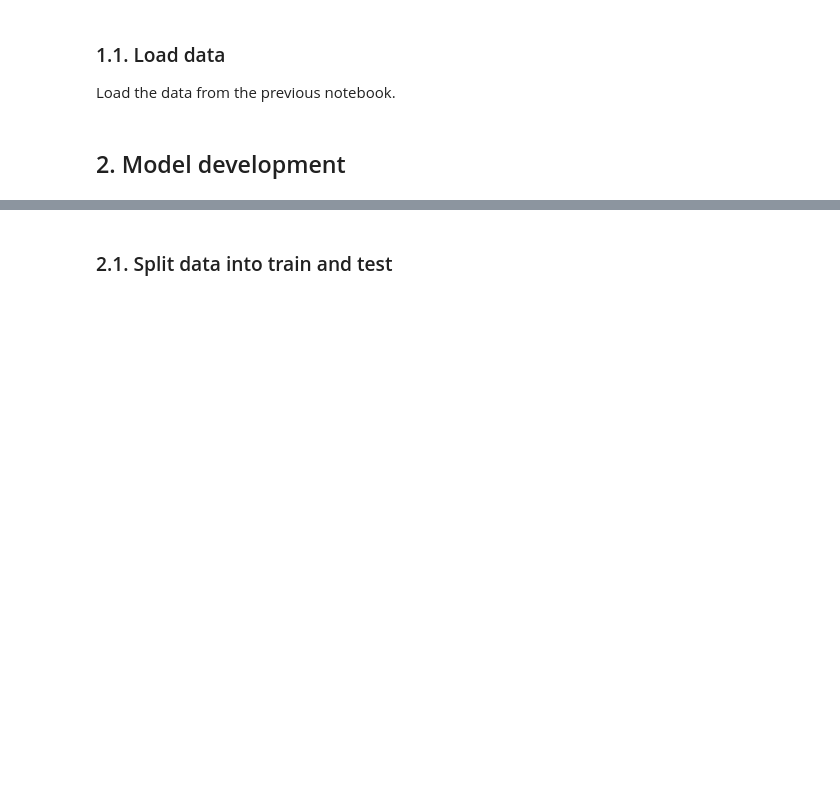
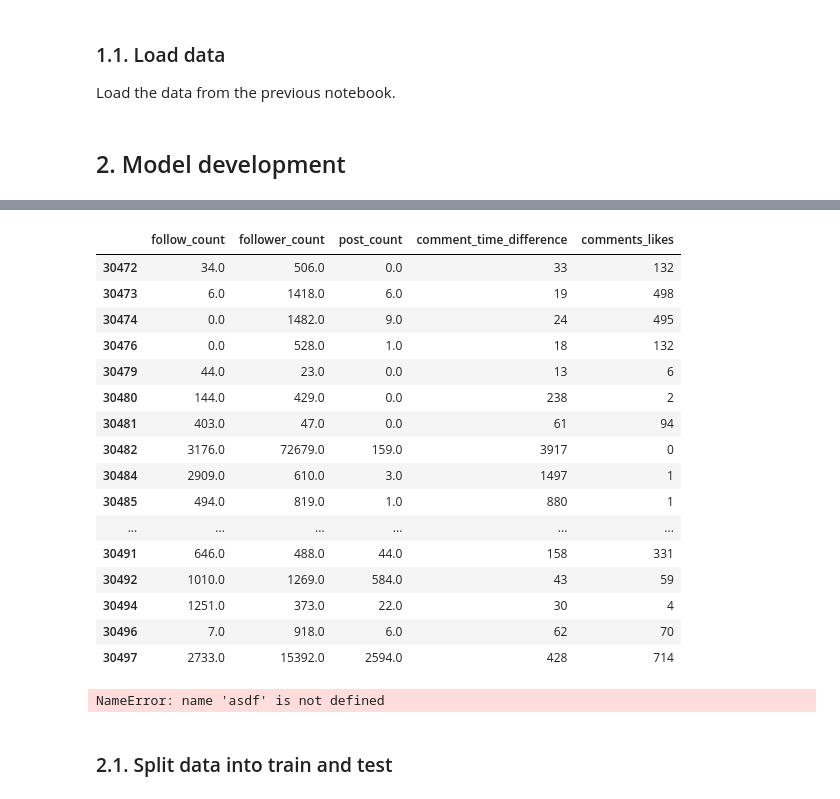
Before and after one commit to marclelamy/instagram_bot_classification, a Jupyter notebook: 5_model_development.ipynb, the cells around one changed output, grey strips where cells are left out. Drawn from its saved outputs; the diff is of its cells as text; code cells hidden in the pictures; blank space fills up the shorter version.

```diff
--- a/5_model_development.ipynb
+++ b/5_model_development.ipynb
@@ -87,3 +97,4 @@ df_ml
 # %%
-cols_to_keep = ['follow_count', 'follower_count', 'post_count', 'comment_time_difference', 'comments_likes', 'highlight_reel_count', 'posts_days_diff']
+# cols_to_keep = ['follow_count', 'follower_count', 'post_count', 'comment_time_difference', 'comments_likes', 'highlight_reel_count', 'posts_days_diff']
+cols_to_keep = ['follow_count', 'follower_count', 'post_count', 'comment_time_difference', 'comments_likes']
 df_ml = df_ml[cols_to_keep + ['label']]
@@ -95,6 +110,30 @@ y = df_ml['label']
 X_train, X_test, y_train, y_test = train_test_split(X, y, test_size=0.3, random_state=42)
 train = pd.concat([X_train, y_train], axis=1)
 test = pd.concat([X_test, y_test], axis=1)
+# %%
+X_train.sort_index().tail(20)
+# %% [output]
+|  | follow_count | follower_count | post_count | comment_time_difference | comments_likes |
+| 30472 | 34.0 | 506.0 | 0.0 | 33 | 132 |
+| 30473 | 6.0 | 1418.0 | 6.0 | 19 | 498 |
+| 30474 | 0.0 | 1482.0 | 9.0 | 24 | 495 |
+| 30476 | 0.0 | 528.0 | 1.0 | 18 | 132 |
+| 30479 | 44.0 | 23.0 | 0.0 | 13 | 6 |
+| 30480 | 144.0 | 429.0 | 0.0 | 238 | 2 |
+| 30481 | 403.0 | 47.0 | 0.0 | 61 | 94 |
+| 30482 | 3176.0 | 72679.0 | 159.0 | 3917 | 0 |
+| 30484 | 2909.0 | 610.0 | 3.0 | 1497 | 1 |
+| 30485 | 494.0 | 819.0 | 1.0 | 880 | 1 |
+| ... | ... | ... | ... | ... | ... |
+| 30491 | 646.0 | 488.0 | 44.0 | 158 | 331 |
+| 30492 | 1010.0 | 1269.0 | 584.0 | 43 | 59 |
+| 30494 | 1251.0 | 373.0 | 22.0 | 30 | 4 |
+| 30496 | 7.0 | 918.0 | 6.0 | 62 | 70 |
+| 30497 | 2733.0 | 15392.0 | 2594.0 | 428 | 714 |
+# %%
+asdf
+# %% [output]
+NameError: name 'asdf' is not defined
 # %% [markdown]
 ### 2.1. Split data into train and test
 # %%
```
Also changed, not shown: parts of 14 cells of this notebook.
